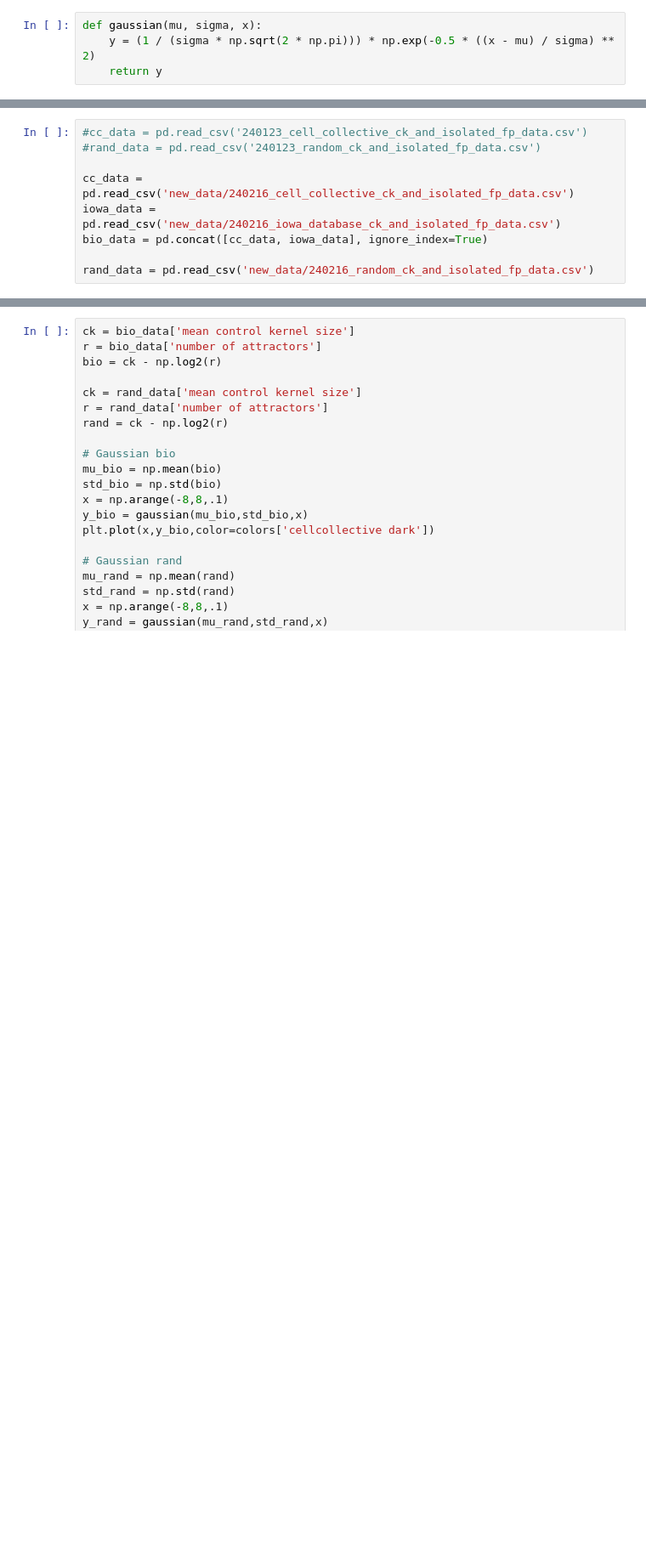
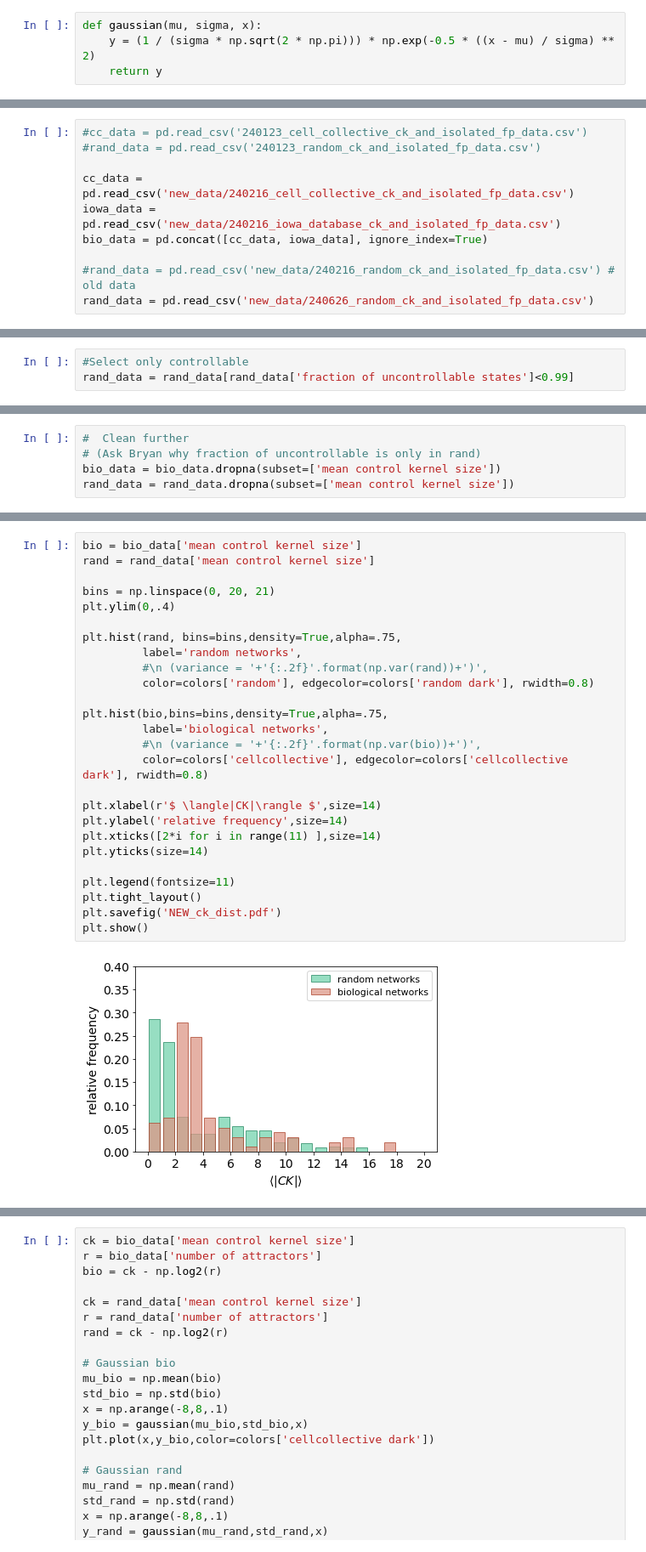
Before and after one commit to EnricoBorriello/Control-Kernel--Difficult-Control, a Jupyter notebook: Plots_variance.ipynb, the cells around one changed output, grey strips where cells are left out. Shown at 85% size. Saved outputs shown, nothing was run; the diff lists cells and outputs as text; blank space fills up the shorter version.

```diff
--- a/Plots_variance.ipynb
+++ b/Plots_variance.ipynb
@@ -27,4 +30,5 @@ cc_data = pd.read_csv('new_data/240216_cell_collective_ck_and_isolated_fp_data.c
 iowa_data = pd.read_csv('new_data/240216_iowa_database_ck_and_isolated_fp_data.csv')
 bio_data = pd.concat([cc_data, iowa_data], ignore_index=True)
 
-rand_data = pd.read_csv('new_data/240216_random_ck_and_isolated_fp_data.csv')
+#rand_data = pd.read_csv('new_data/240216_random_ck_and_isolated_fp_data.csv') # old data
+rand_data = pd.read_csv('new_data/240626_random_ck_and_isolated_fp_data.csv')
@@ -56,0 +55,3 @@ plt.show()
+# %%
+#Select only controllable
+rand_data = rand_data[rand_data['fraction of uncontrollable states']<0.99]
@@ -56,0 +64,5 @@ plt.show()
+# %%
+#  Clean further
+# (Ask Bryan why fraction of uncontrollable is only in rand)
+bio_data = bio_data.dropna(subset=['mean control kernel size'])
+rand_data = rand_data.dropna(subset=['mean control kernel size'])
@@ -57 +79,29 @@ plt.show()
+# %%
+bio = bio_data['mean control kernel size']
+rand = rand_data['mean control kernel size']
+
+bins = np.linspace(0, 20, 21)
+plt.ylim(0,.4)
+
+plt.hist(rand, bins=bins,density=True,alpha=.75,
+         label='random networks',
+         #\n (variance = '+'{:.2f}'.format(np.var(rand))+')',
+         color=colors['random'], edgecolor=colors['random dark'], rwidth=0.8)
+
+plt.hist(bio,bins=bins,density=True,alpha=.75,
+         label='biological networks',
+         #\n (variance = '+'{:.2f}'.format(np.var(bio))+')',
+         color=colors['cellcollective'], edgecolor=colors['cellcollective dark'], rwidth=0.8)
+
+plt.xlabel(r'$ \langle|CK|\rangle $',size=14)
+plt.ylabel('relative frequency',size=14)
+plt.xticks([2*i for i in range(11) ],size=14)
+plt.yticks(size=14)
+
+plt.legend(fontsize=11)
+plt.tight_layout()
+plt.savefig('NEW_ck_dist.pdf')
+plt.show()
+# %% [output]
+[figure, added]
 # %% [markdown]
```
Also changed, not shown: parts of 28 cells of this notebook, 2 other files.
